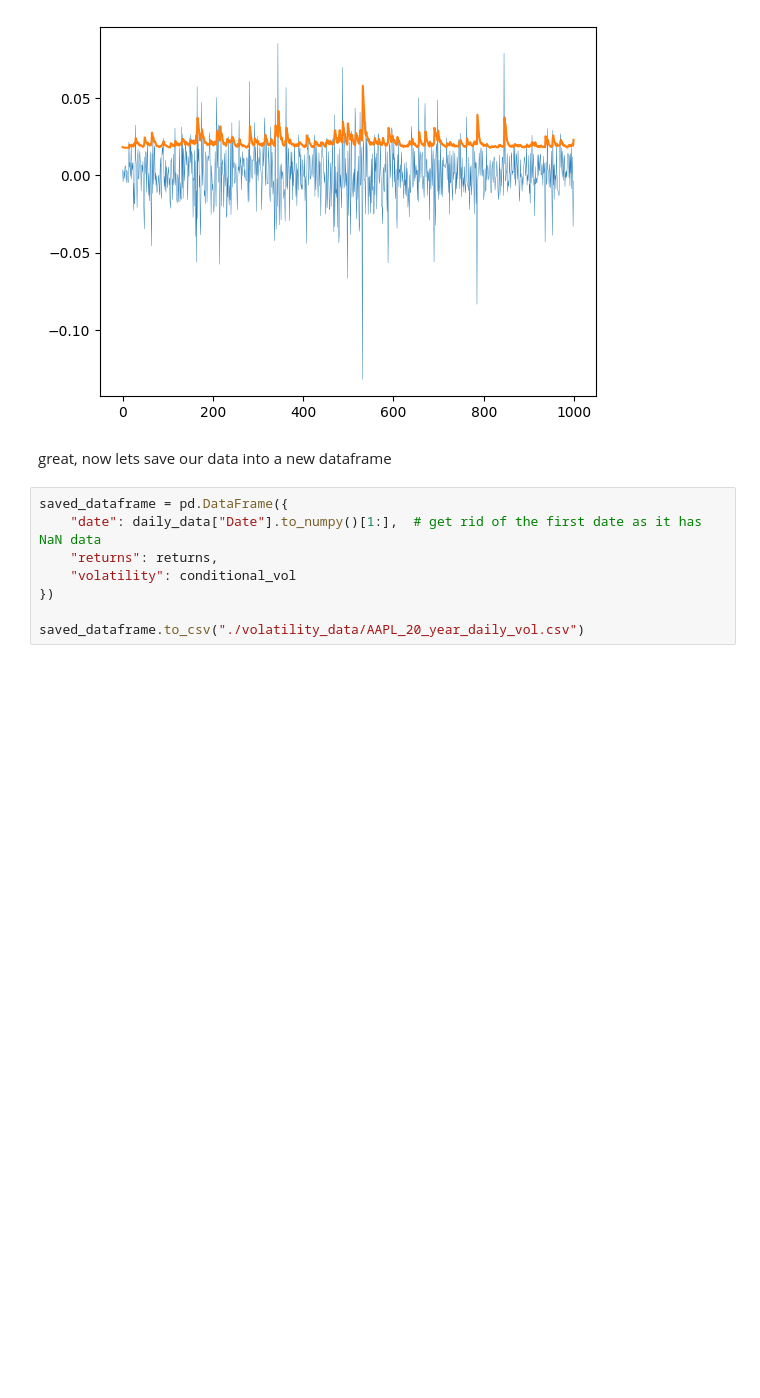
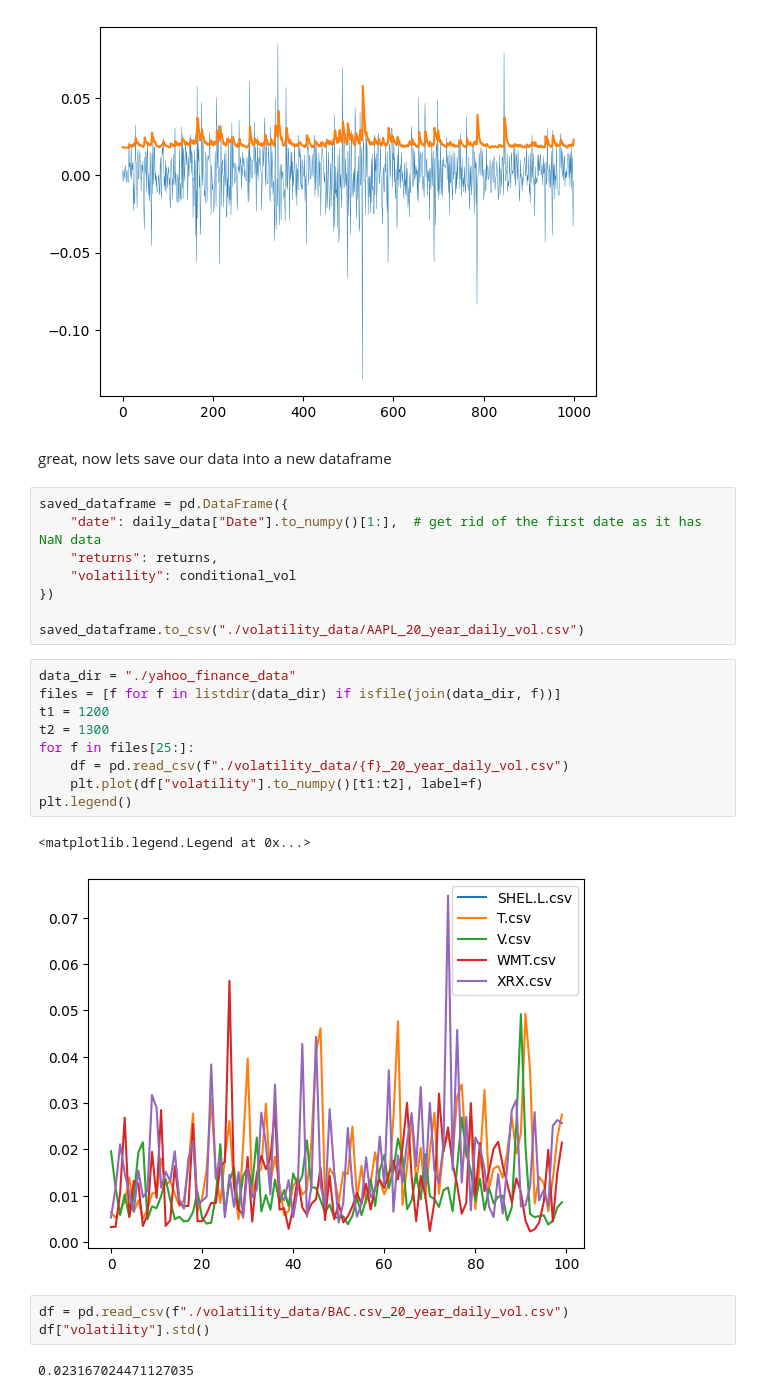
Before and after one commit to lipton-green-tea/pfrnn-research, a Jupyter notebook: real_world_data.ipynb, the cells around one changed output. Drawn from its saved outputs; the diff is of its cells as text; blank space fills up the shorter version.

```diff
--- a/real_world_data.ipynb
+++ b/real_world_data.ipynb
@@ -234,3 +239,20 @@ saved_dataframe = pd.DataFrame({
 })
 
 saved_dataframe.to_csv("./volatility_data/AAPL_20_year_daily_vol.csv")
+# %%
+data_dir = "./yahoo_finance_data"
+files = [f for f in listdir(data_dir) if isfile(join(data_dir, f))]
+t1 = 1200
+t2 = 1300
+for f in files[25:]:
+    df = pd.read_csv(f"./volatility_data/{f}_20_year_daily_vol.csv")
+    plt.plot(df["volatility"].to_numpy()[t1:t2], label=f)
+plt.legend()
+# %% [output]
+<matplotlib.legend.Legend at 0x...>
+[figure, added]
+# %%
+df = pd.read_csv(f"./volatility_data/BAC.csv_20_year_daily_vol.csv")
+df["volatility"].std()
+# %% [output]
+0.023167024471127035
```
Also changed, not shown: parts of 2 cells of this notebook, 50 other files.
